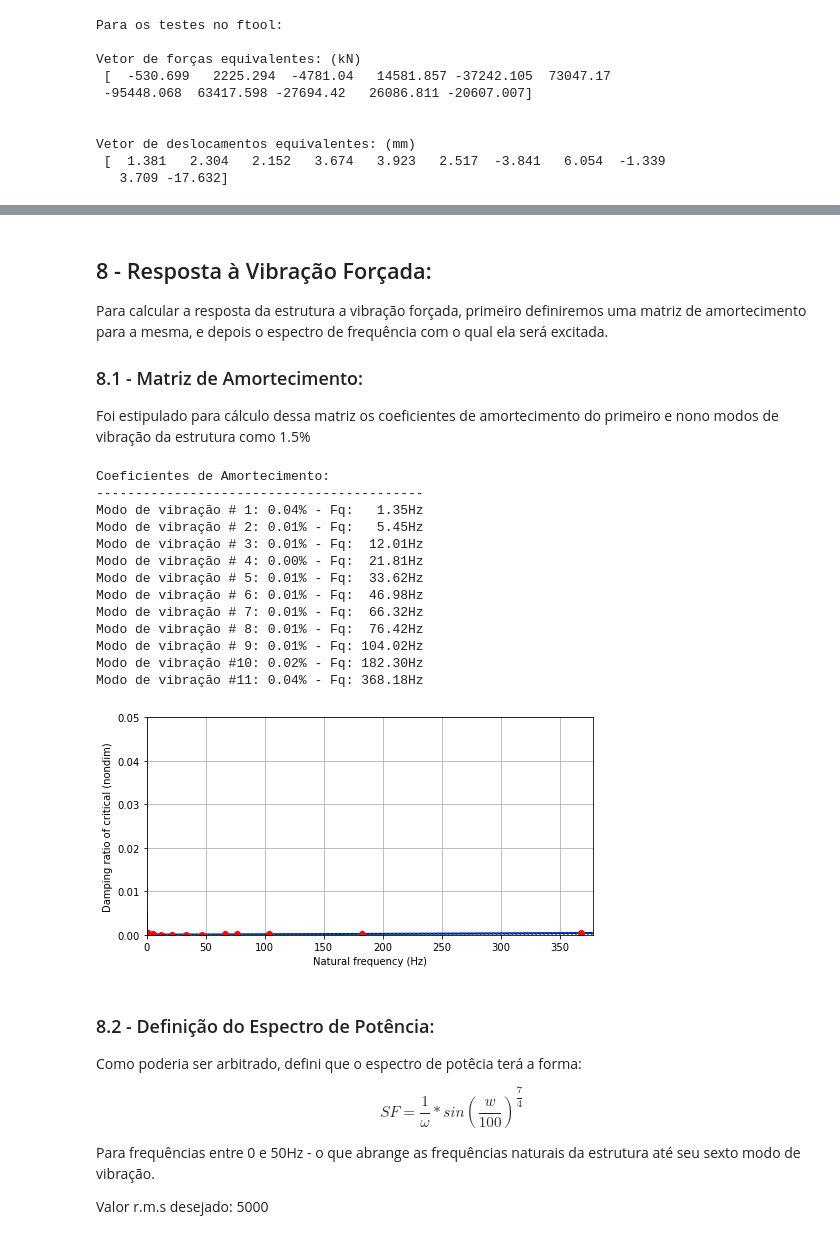
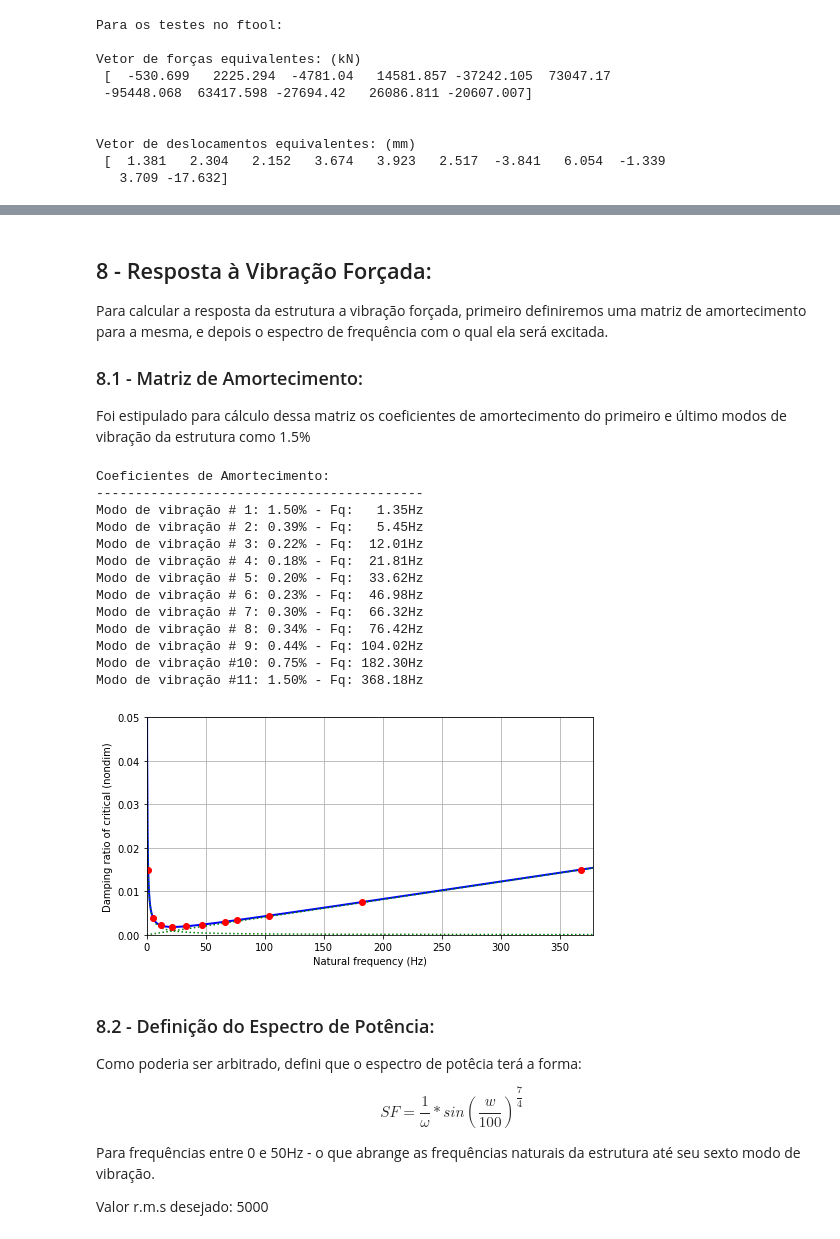
Before and after one commit to GarciaGabe/vibracoes, a Jupyter notebook: TRABALHOS/Trabalho 3/T3_0027550.ipynb, the cells around one changed output, grey strips where cells are left out. Cells and saved outputs as stored; diff of their text form; code cells hidden in the pictures.

```diff
--- a/TRABALHOS/Trabalho 3/T3_0027550.ipynb
+++ b/TRABALHOS/Trabalho 3/T3_0027550.ipynb
@@ -452,53 +452,53 @@ Para calcular a resposta da estrutura a vibração forçada, primeiro definiremo
 
 ### 8.1 - Matriz de Amortecimento:
 
-Foi estipulado para cálculo dessa matriz os coeficientes de amortecimento do primeiro e nono modos de vibração da estrutura como 1.5%
+Foi estipulado para cálculo dessa matriz os coeficientes de amortecimento do primeiro e último modos de vibração da estrutura como 1.5%
 # %%
-wki = wk[0];  zti = 0.0004
-wkj = wk[10];  ztj = 0.0004
+wki = wk[0];  zti = 0.015
+wkj = wk[10];  ztj = 0.015
 
 alpha = np.linalg.solve([[1/(2*wki), wki/2],
                          [1/(2*wkj), wkj/2]], [zti, ztj])
 
 ztM  = lambda fk: alpha[0]/(4*np.pi*fk)
 ztK  = lambda fk: alpha[1]*np.pi*fk
 ztMK = lambda fk: ztM(fk) + ztK(fk)
 zk = ztMK(fk)
 
 
 fk1 = wk/(2*np.pi)
 fkx  = np.linspace(0.1, fk[10]+10, 2000)
 
 plt.figure(1, figsize=(8,4))
 plt.plot(fkx,  ztMK(fkx), 'b' , lw=2.0)
 plt.plot(fkx,  ztM (fkx), 'g:', lw=1.5)
 plt.plot(fkx,  ztK (fkx), 'g:', lw=1.5)
 plt.plot(fk1, ztMK(fk1), 'ro')
 plt.xlabel('Natural frequency (Hz)')
 plt.ylabel('Damping ratio of critical (nondim)')
 plt.axis([0, fk[10]+10, 0, 0.05])
 
 plt.grid(True)
 
 print("Coeficientes de Amortecimento:")
 print("------------------------------------------")
 for i in range(11):
     print("Modo de vibração #{0:2.0f}: {1:.2f}% - Fq: {2:6.2f}Hz".format(i+1,zk[i]*100,fk[i]))
 # %% [output]
 Coeficientes de Amortecimento:
 ------------------------------------------
-Modo de vibração # 1: 0.04% - Fq:   1.35Hz
-Modo de vibração # 2: 0.01% - Fq:   5.45Hz
-Modo de vibração # 3: 0.01% - Fq:  12.01Hz
-Modo de vibração # 4: 0.00% - Fq:  21.81Hz
-Modo de vibração # 5: 0.01% - Fq:  33.62Hz
-Modo de vibração # 6: 0.01% - Fq:  46.98Hz
-Modo de vibração # 7: 0.01% - Fq:  66.32Hz
-Modo de vibração # 8: 0.01% - Fq:  76.42Hz
-Modo de vibração # 9: 0.01% - Fq: 104.02Hz
-Modo de vibração #10: 0.02% - Fq: 182.30Hz
-Modo de vibração #11: 0.04% - Fq: 368.18Hz
+Modo de vibração # 1: 1.50% - Fq:   1.35Hz
+Modo de vibração # 2: 0.39% - Fq:   5.45Hz
+Modo de vibração # 3: 0.22% - Fq:  12.01Hz
+Modo de vibração # 4: 0.18% - Fq:  21.81Hz
+Modo de vibração # 5: 0.20% - Fq:  33.62Hz
+Modo de vibração # 6: 0.23% - Fq:  46.98Hz
+Modo de vibração # 7: 0.30% - Fq:  66.32Hz
+Modo de vibração # 8: 0.34% - Fq:  76.42Hz
+Modo de vibração # 9: 0.44% - Fq: 104.02Hz
+Modo de vibração #10: 0.75% - Fq: 182.30Hz
+Modo de vibração #11: 1.50% - Fq: 368.18Hz
-[figure, old version]
+[figure, new version]
 # %% [markdown]
 ### 8.2 - Definição do Espectro de Potência:
 
```
Also changed, not shown: parts of 16 cells of this notebook, 2 other files.
